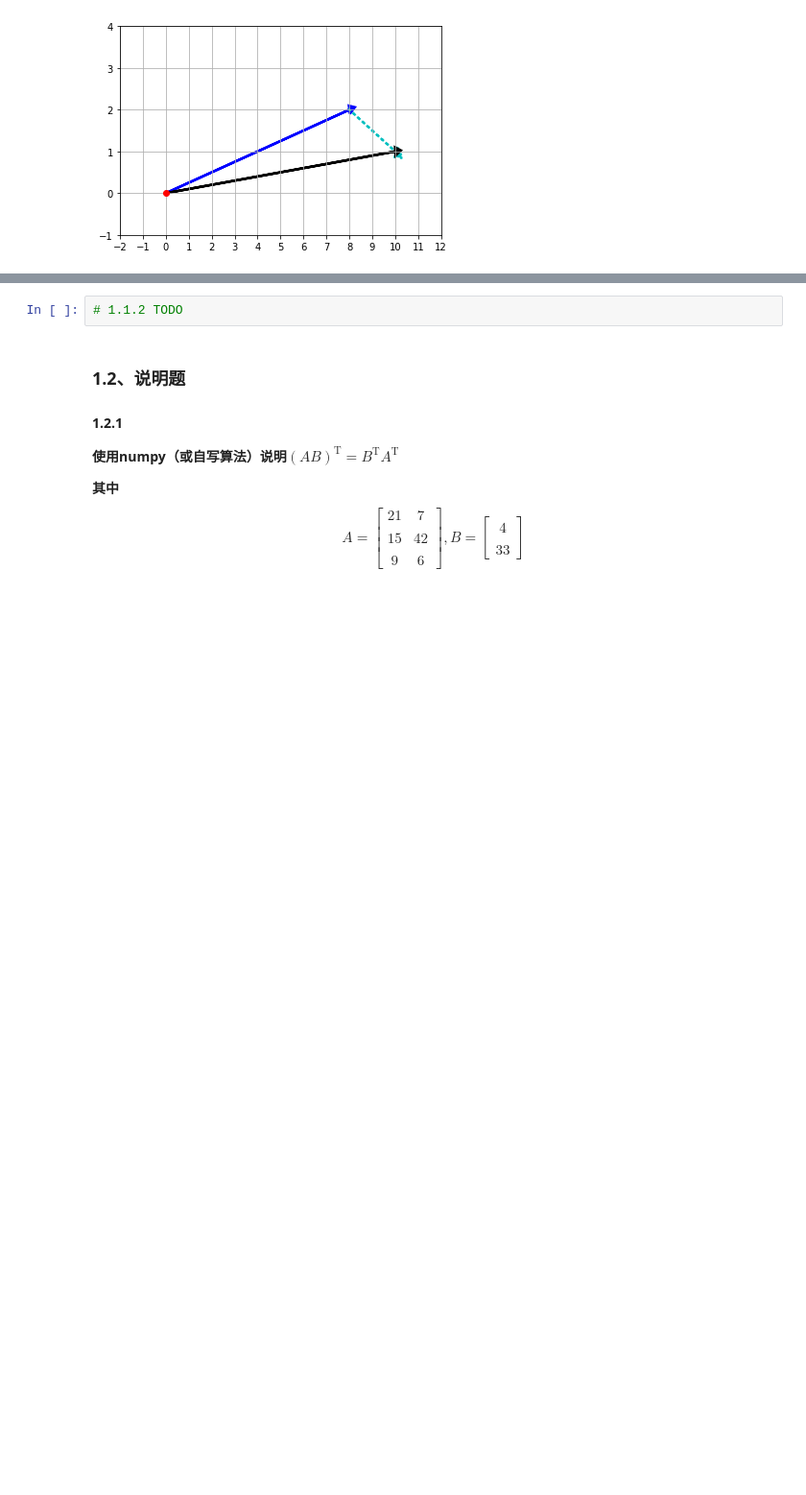
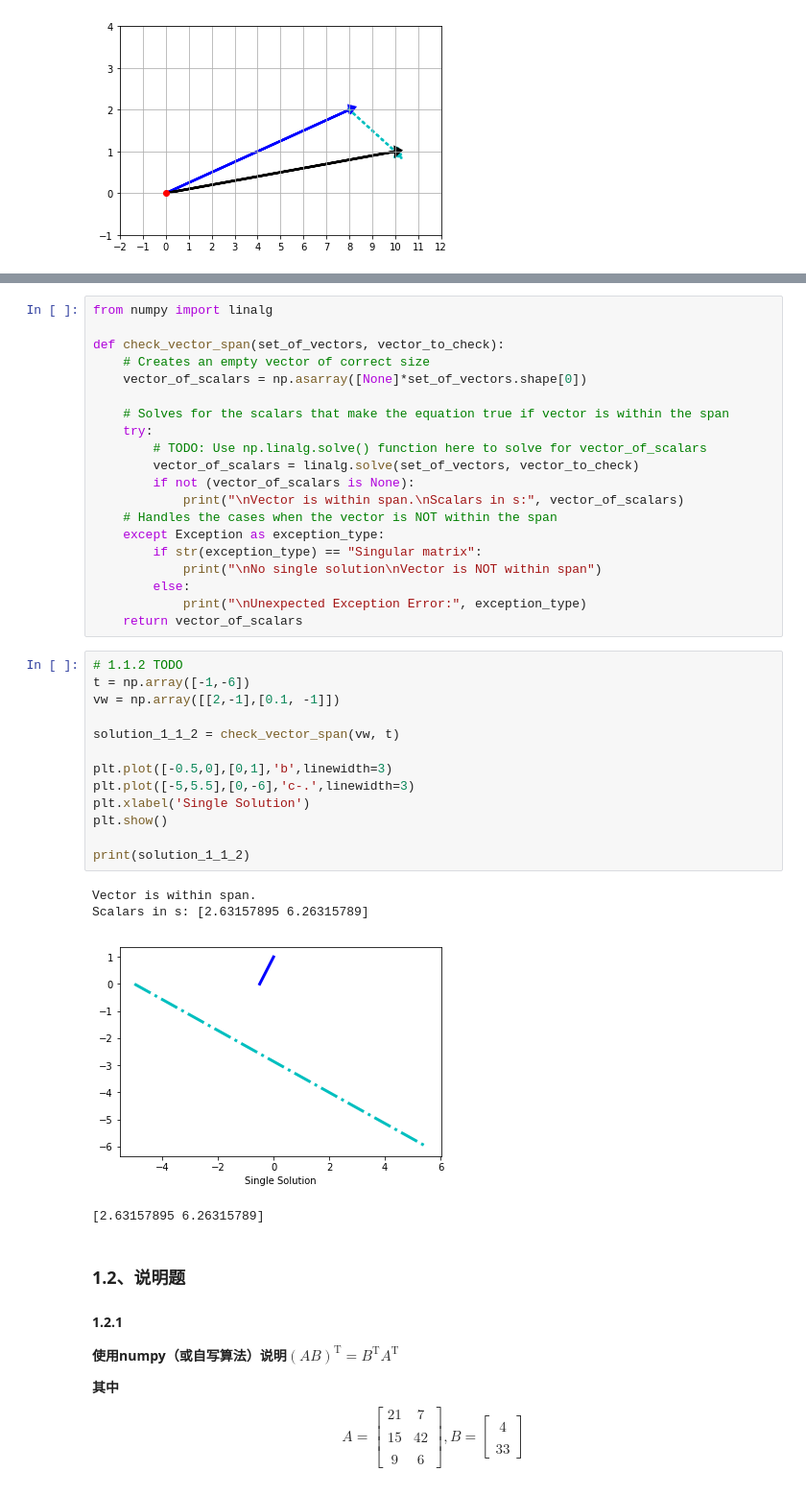
Before and after one commit to dokken123/Linear-Algebra-cn, a Jupyter notebook: p3_Linear_Algebra.ipynb, the cells around one changed output, grey strips where cells are left out. Shown: that part at 96% size. Cells and saved outputs as stored; diff of their text form; blank space fills up the shorter version.

```diff
--- a/p3_Linear_Algebra.ipynb
+++ b/p3_Linear_Algebra.ipynb
@@ -181,8 +181,44 @@ y = 2x + 1\\\\
 y = \frac{1}{10}x+6
 \end{cases}
 $$
-# %%
-# 1.1.2 TODO
+# %%
+from numpy import linalg
+
+def check_vector_span(set_of_vectors, vector_to_check):
+    # Creates an empty vector of correct size
+    vector_of_scalars = np.asarray([None]*set_of_vectors.shape[0])
+
+    # Solves for the scalars that make the equation true if vector is within the span
+    try:
+        # TODO: Use np.linalg.solve() function here to solve for vector_of_scalars
+        vector_of_scalars = linalg.solve(set_of_vectors, vector_to_check)
+        if not (vector_of_scalars is None):
+            print("\nVector is within span.\nScalars in s:", vector_of_scalars)
+    # Handles the cases when the vector is NOT within the span
+    except Exception as exception_type:
+        if str(exception_type) == "Singular matrix":
+            print("\nNo single solution\nVector is NOT within span")
+        else:
+            print("\nUnexpected Exception Error:", exception_type)
+    return vector_of_scalars
+# %%
+# 1.1.2 TODO
+t = np.array([-1,-6])
+vw = np.array([[2,-1],[0.1, -1]])
+
+solution_1_1_2 = check_vector_span(vw, t)
+
+plt.plot([-0.5,0],[0,1],'b',linewidth=3)
+plt.plot([-5,5.5],[0,-6],'c-.',linewidth=3)
+plt.xlabel('Single Solution')
+plt.show()
+
+print(solution_1_1_2)
+# %% [output]
+Vector is within span.
+Scalars in s: [2.63157895 6.26315789]
+[figure, added]
+[2.63157895 6.26315789]
 # %% [markdown]
 ### 1.2、说明题
 #### 1.2.1
```
Also changed, not shown: parts of 23 cells of this notebook, 2 other files.
